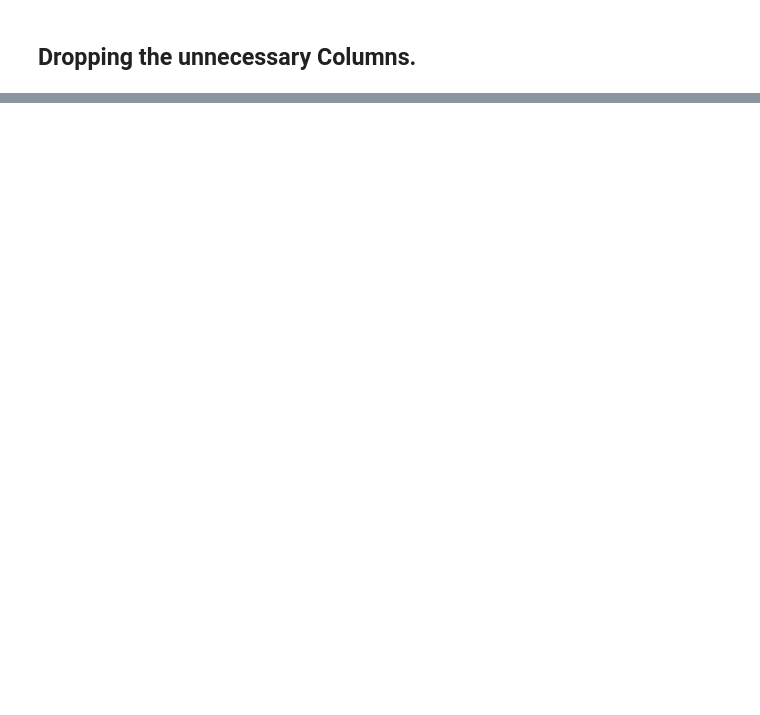
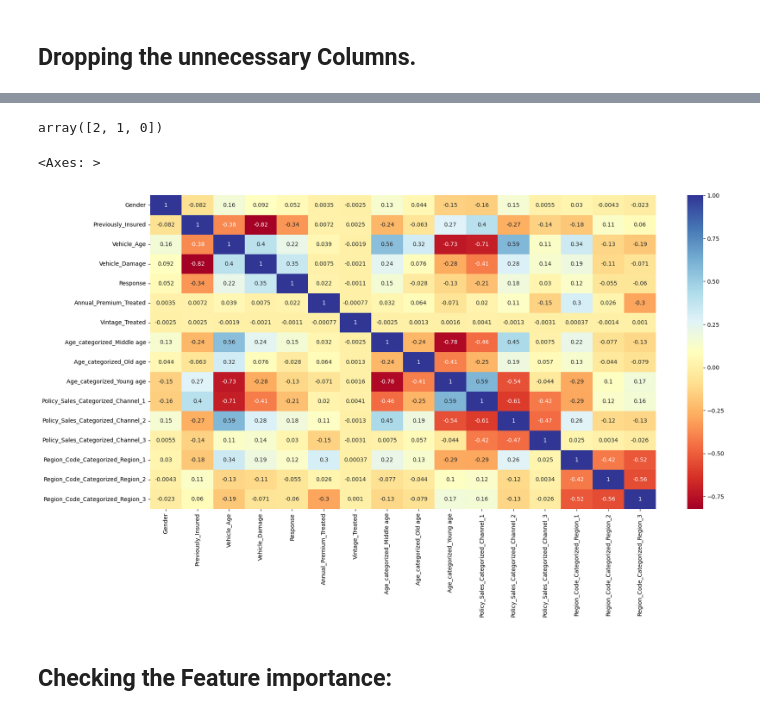
Before and after one commit to RPSahoo219/Health_Insurance_Cross_Sell_Prediction, a Jupyter notebook: Health_Insurance_Cross_Sell_Prediction.ipynb, the cells around one changed output, grey strips where cells are left out. Drawn from its saved outputs; the diff is of its cells as text; code cells hidden in the pictures; blank space fills up the shorter version.

```diff
--- a/Health_Insurance_Cross_Sell_Prediction.ipynb
+++ b/Health_Insurance_Cross_Sell_Prediction.ipynb
@@ -650,0 +670,6 @@ def calc_vif(X):
+# %%
+new_df.Gender=new_df.Gender.apply(lambda x : 1 if x=='Male' else 0)
+# %%
+new_df.Vehicle_Damage=new_df.Vehicle_Damage.apply(lambda x: 1 if x=='Yes' else 0)
+# %%
+new_df.Vehicle_Age=new_df.Vehicle_Age.apply(lambda x : 0 if x=='< 1 Year' else 1 if x=='1-2 Year' else 2)
@@ -650,0 +678,3 @@ def calc_vif(X):
+# %%
+columns=['Age_categorized','Policy_Sales_Categorized', 'Region_Code_Categorized']
+new_df=pd.get_dummies(new_df, columns=columns)
@@ -650,0 +690,13 @@ def calc_vif(X):
+# %%
+new_df.Vehicle_Age.unique()
+# %% [output]
+array([2, 1, 0])
+# %%
+# Let's check the correlation between the columns.
+plt.figure(figsize=(20,10))
+sns.heatmap(new_df.corr(), annot=True, cmap='RdYlBu')
+# %% [output]
+<Axes: >
+[figure, added]
+# %% [markdown]
+## Checking the Feature importance:
```
Also changed, not shown: parts of 18 cells of this notebook.
